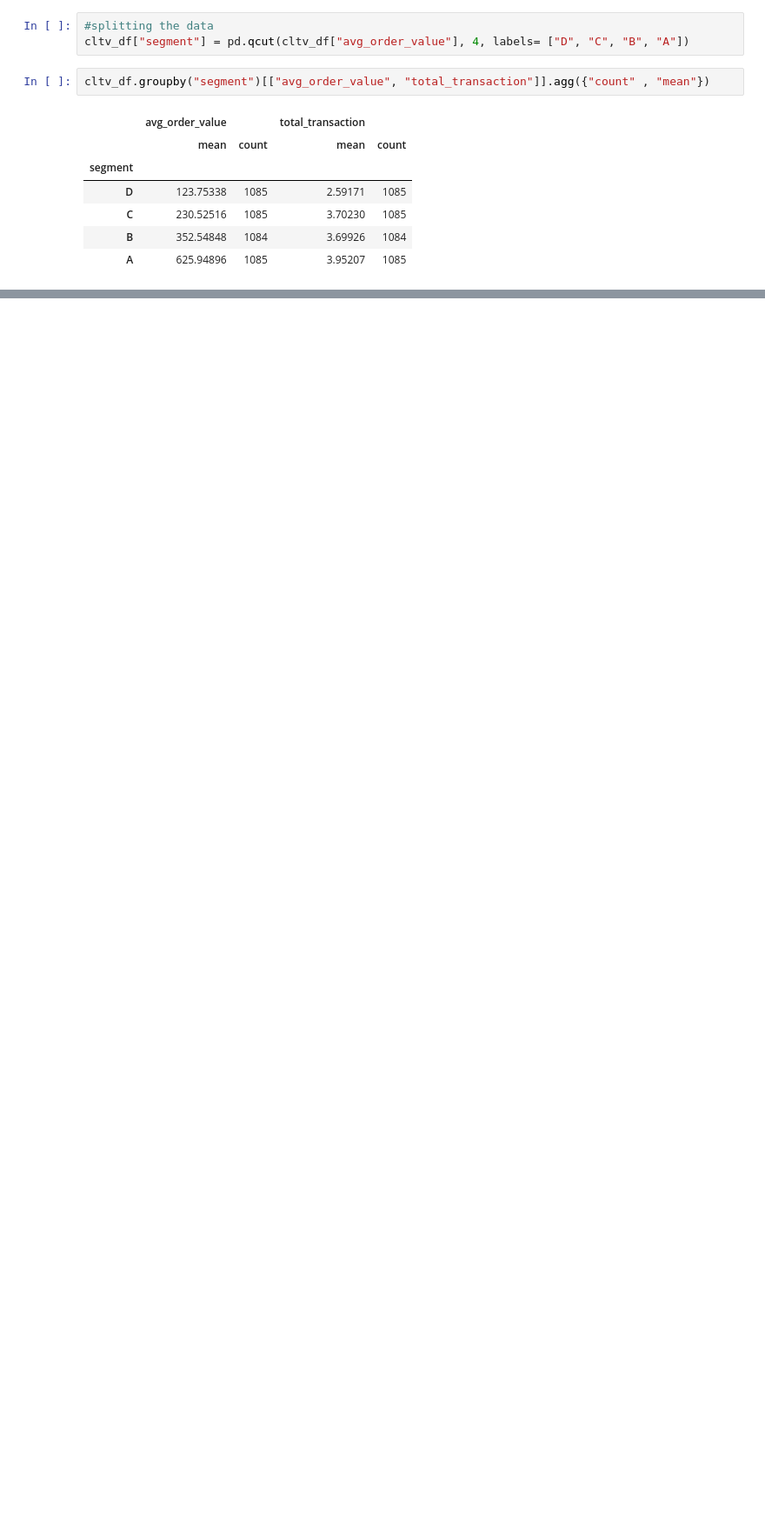
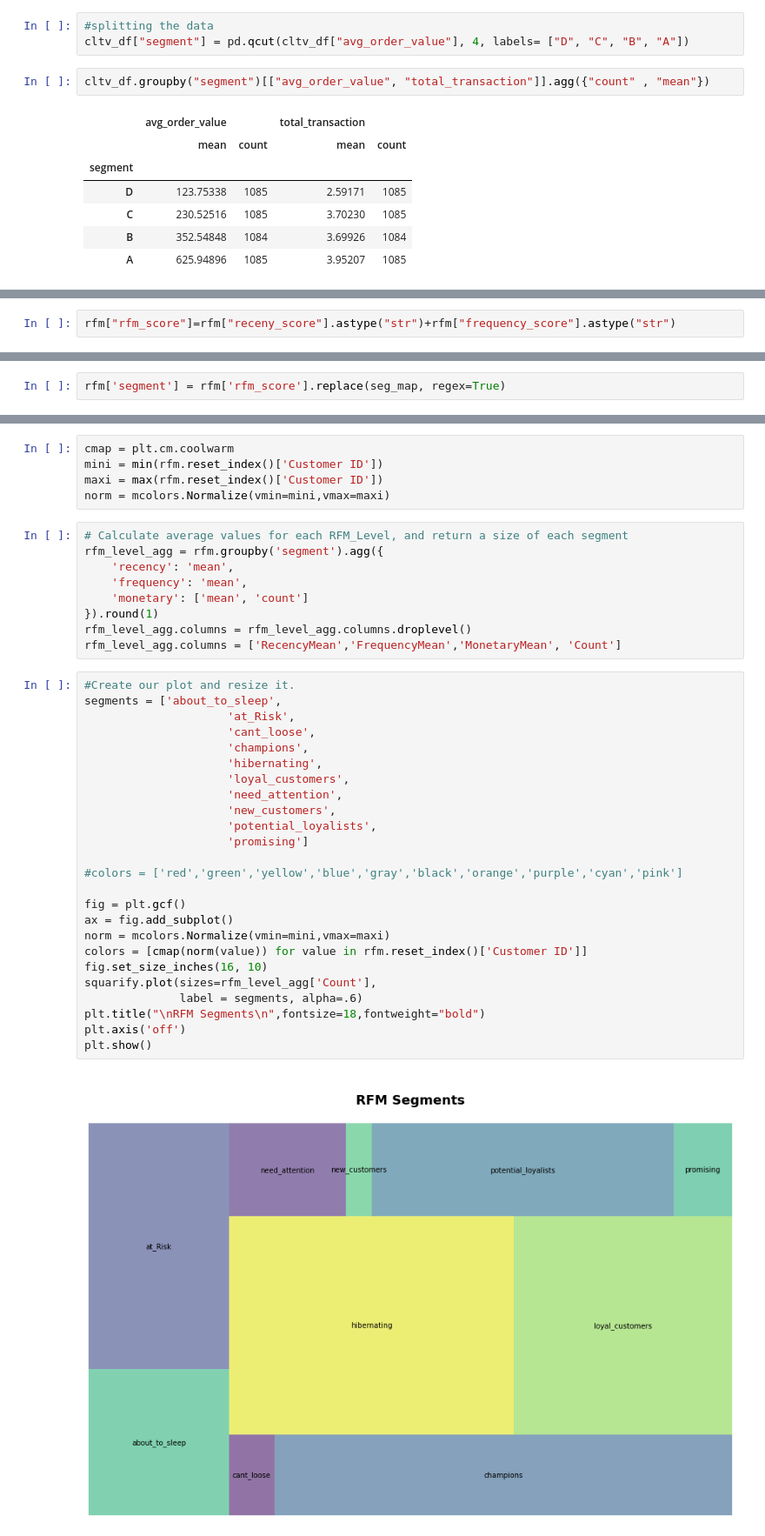
Before and after one commit to taliarosenkranz/Portfolio, a Jupyter notebook: PORTFOLIO_CUSTOMER_LIFETIME_VALUE_CALCULATION.ipynb, the cells around one changed output, grey strips where cells are left out. Shown at 87% size. Drawn from its saved outputs; the diff is of its cells as text; blank space fills up the shorter version.

```diff
--- a/PORTFOLIO_CUSTOMER_LIFETIME_VALUE_CALCULATION.ipynb
+++ b/PORTFOLIO_CUSTOMER_LIFETIME_VALUE_CALCULATION.ipynb
@@ -368,0 +555,2 @@ Splitting customers into segments as done above allows businesses to make data-d
+# %%
+rfm["rfm_score"]=rfm["receny_score"].astype("str")+rfm["frequency_score"].astype("str")
@@ -368,0 +581,2 @@ Splitting customers into segments as done above allows businesses to make data-d
+# %%
+rfm['segment'] = rfm['rfm_score'].replace(seg_map, regex=True)
@@ -368,0 +716,41 @@ Splitting customers into segments as done above allows businesses to make data-d
+# %%
+cmap = plt.cm.coolwarm
+mini = min(rfm.reset_index()['Customer ID'])
+maxi = max(rfm.reset_index()['Customer ID'])
+norm = mcolors.Normalize(vmin=mini,vmax=maxi)
+# %%
+# Calculate average values for each RFM_Level, and return a size of each segment
+rfm_level_agg = rfm.groupby('segment').agg({
+    'recency': 'mean',
+    'frequency': 'mean',
+    'monetary': ['mean', 'count']
+}).round(1)
+rfm_level_agg.columns = rfm_level_agg.columns.droplevel()
+rfm_level_agg.columns = ['RecencyMean','FrequencyMean','MonetaryMean', 'Count']
+# %%
+#Create our plot and resize it.
+segments = ['about_to_sleep',
+                     'at_Risk',
+                     'cant_loose',
+                     'champions',
+                     'hibernating',
+                     'loyal_customers',
+                     'need_attention',
+                     'new_customers',
+                     'potential_loyalists',
+                     'promising']
+
+#colors = ['red','green','yellow','blue','gray','black','orange','purple','cyan','pink']
+
+fig = plt.gcf()
+ax = fig.add_subplot()
+norm = mcolors.Normalize(vmin=mini,vmax=maxi)
+colors = [cmap(norm(value)) for value in rfm.reset_index()['Customer ID']]
+fig.set_size_inches(16, 10)
+squarify.plot(sizes=rfm_level_agg['Count'],
+              label = segments, alpha=.6)
+plt.title("\nRFM Segments\n",fontsize=18,fontweight="bold")
+plt.axis('off')
+plt.show()
+# %% [output]
+[figure, added]
```
Also changed, not shown: parts of 80 cells of this notebook.
